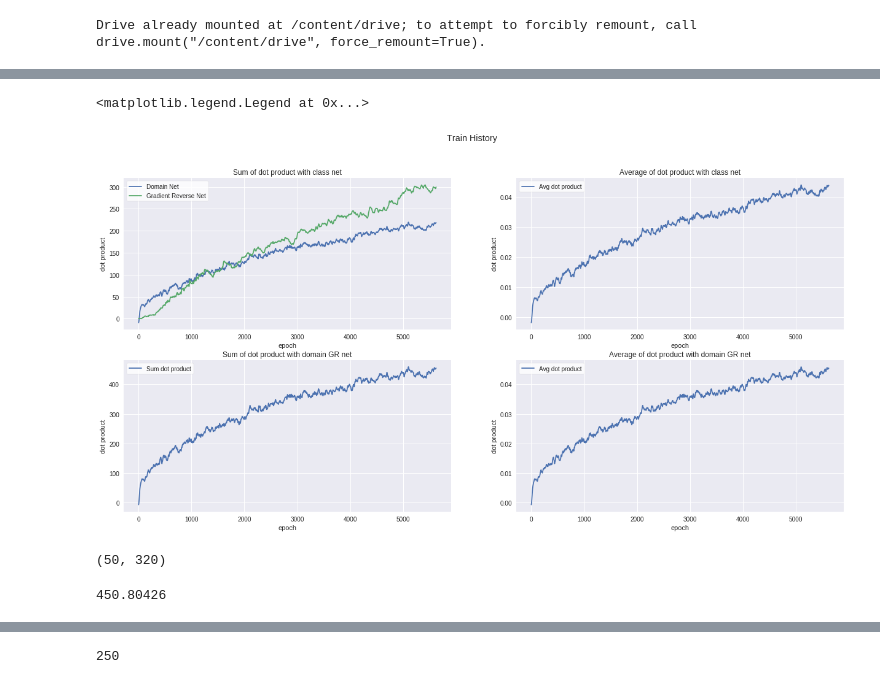
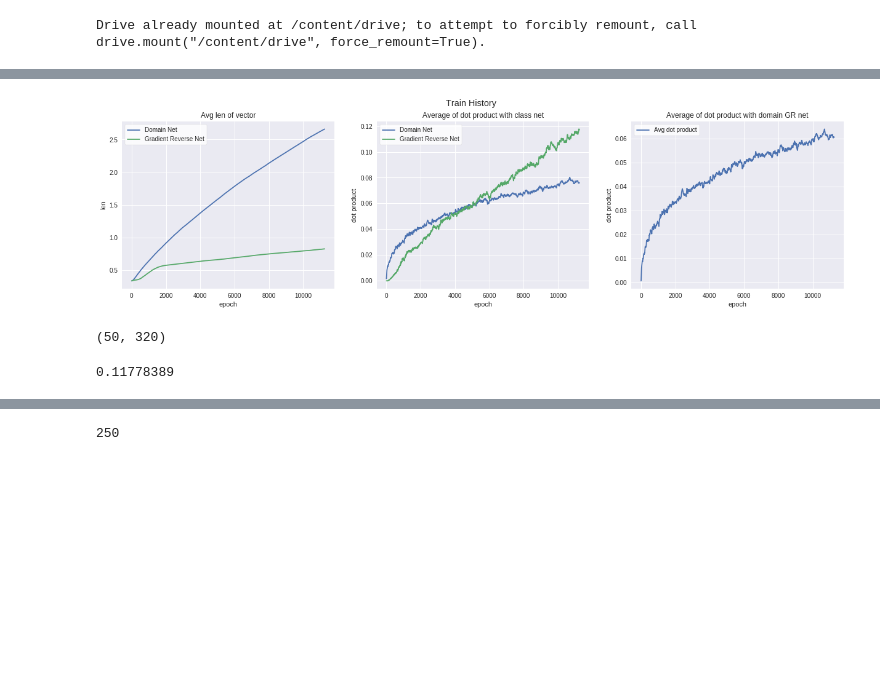
Before and after one commit to wiatrak2/BScThesis, a Jupyter notebook: mnist.ipynb, the cells around one changed output, grey strips where cells are left out. Saved outputs shown, nothing was run; the diff lists cells and outputs as text; code cells hidden in the pictures; blank space fills up the shorter version.

```diff
--- a/mnist.ipynb
+++ b/mnist.ipynb
@@ -503,42 +521,41 @@ Domains predictor:  Accuracy: 18730/20000 (94%)
 # %%
-fig, axs = plt.subplots(2, 2, figsize=(21,10))
+def plotDomainTraining(domain_train_history, train_history):
+  fig, axs = plt.subplots(1, 3, figsize=(21,5))
 
-fig.suptitle('Train History')
+  fig.suptitle('Train History')
 
-histLen = len(domain_train_history['sum_dot'])
-model_gr_dot_sum = train_history['matrices_dot'][:histLen]
+  histLen = min(len(domain_train_history['avg_len']),
+                len(train_history['avg_len_d']))
+  model_gr_len_avg = train_history['avg_len_d'][:histLen]
+  model_gr_dot_avg = train_history['avg_dot'][:histLen]
 
-axs[0][0].plot(np.arange(histLen), domain_train_history['sum_dot'],
-               label='Domain Net')
-axs[0][0].plot(np.arange(histLen), model_gr_dot_sum,
-               label='Gradient Reverse Net')
-axs[0][0].set_title('Sum of dot product with class net')
-axs[0][0].set_ylabel('dot product')
-axs[0][0].set_xlabel('epoch')
-axs[0][0].legend(frameon=True, facecolor='white')
+  axs[0].plot(np.arange(histLen), domain_train_history['avg_len'][:histLen],
+                 label='Domain Net')
+  axs[0].plot(np.arange(histLen), model_gr_len_avg,
+                 label='Gradient Reverse Net')
+  axs[0].set_title('Avg len of vector')
+  axs[0].set_ylabel('len')
+  axs[0].set_xlabel('epoch')
+  axs[0].legend(frameon=True, facecolor='white')
 
-axs[0][1].plot(np.arange(histLen), domain_train_history['avg_dot'],
-               label='Avg dot product')
-axs[0][1].set_title('Average of dot product with class net')
-axs[0][1].set_ylabel('dot product')
-axs[0][1].set_xlabel('epoch')
-axs[0][1].legend(frameon=True, facecolor='white')
+  axs[1].plot(np.arange(histLen), domain_train_history['avg_dot'][:histLen],
+                 label='Domain Net')
+  axs[1].plot(np.arange(histLen), model_gr_dot_avg,
+                 label='Gradient Reverse Net')
+  axs[1].set_title('Average of dot product with class net')
+  axs[1].set_ylabel('dot product')
+  axs[1].set_xlabel('epoch')
+  axs[1].legend(frameon=True, facecolor='white')
 
-axs[1][0].plot(np.arange(histLen), domain_train_history['sum_dot_gr'],
-               label='Sum dot product')
-axs[1][0].set_title('Sum of dot product with domain GR net')
-axs[1][0].set_ylabel('dot product')
-axs[1][0].set_xlabel('epoch')
-axs[1][0].legend(frameon=True, facecolor='white')
-
-axs[1][1].plot(np.arange(histLen), domain_train_history['avg_dot_gr'],
-               label='Avg dot product')
-axs[1][1].set_title('Average of dot product with domain GR net')
-axs[1][1].set_ylabel('dot product')
-axs[1][1].set_xlabel('epoch')
-axs[1][1].legend(frameon=True, facecolor='white')
+  axs[2].plot(np.arange(len(domain_train_history['avg_dot_gr'])),
+              domain_train_history['avg_dot_gr'], label='Avg dot product')
+  axs[2].set_title('Average of dot product with domain GR net')
+  axs[2].set_ylabel('dot product')
+  axs[2].set_xlabel('epoch')
+  axs[2].legend(frameon=True, facecolor='white')
-# %% [output]
-<matplotlib.legend.Legend at 0x...>
-[figure, removed]
+# %%
+plotDomainTraining(domain_train_history, train_history)
+# %% [output]
+[figure, added]
 # %%
 model_c_mtx = model_c.fc1.weight.cpu().detach().numpy()
@@ -549,6 +566,6 @@ model_c_mtx.shape
 # %% [output]
 (50, 320)
 # %%
-np.sum(model_c_mtx.dot(model_d_mtx.T))
+np.mean(model_c_mtx.dot(model_d_mtx.T))
 # %% [output]
-450.80426
+0.11778389
```
Also changed, not shown: parts of 50 cells of this notebook.
